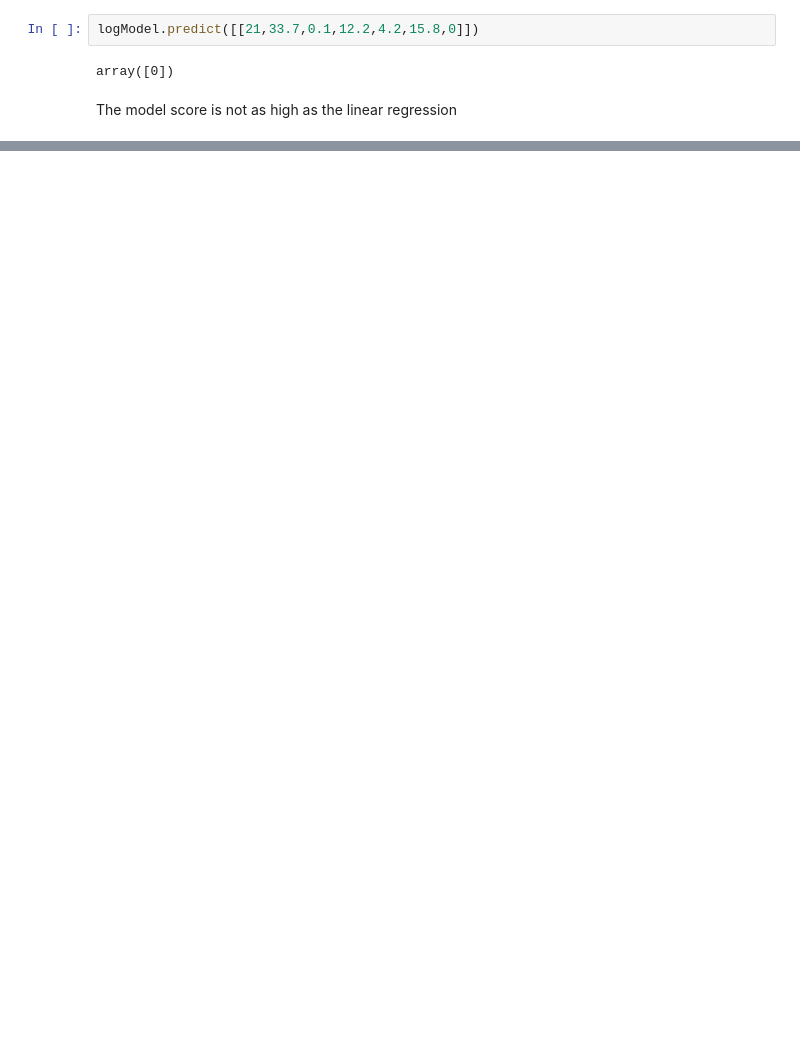
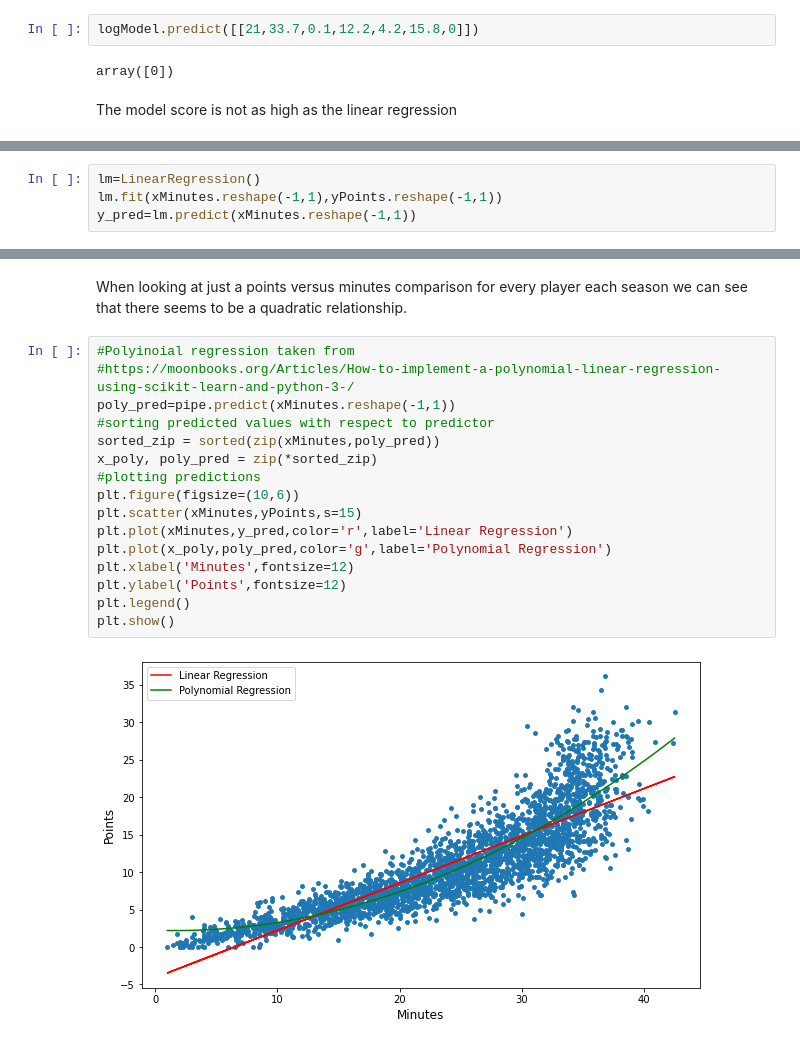
Before and after one commit to kunal-kapur/PlayerRegression-, a Jupyter notebook: Player Analysis.ipynb, the cells around one changed output, grey strips where cells are left out. Saved outputs shown, nothing was run; the diff lists cells and outputs as text; blank space fills up the shorter version.

```diff
--- a/Player Analysis.ipynb
+++ b/Player Analysis.ipynb
@@ -303,0 +266,4 @@ array([[32.41580952, 15.58838095],
+# %%
+lm=LinearRegression()
+lm.fit(xMinutes.reshape(-1,1),yPoints.reshape(-1,1))
+y_pred=lm.predict(xMinutes.reshape(-1,1))
@@ -303,0 +275,20 @@ array([[32.41580952, 15.58838095],
+# %% [markdown]
+When looking at just a points versus minutes comparison for every player each season we can see that there seems to be a quadratic relationship.
+# %%
+#Polyinoial regression taken from
+#https://moonbooks.org/Articles/How-to-implement-a-polynomial-linear-regression-using-scikit-learn-and-python-3-/
+poly_pred=pipe.predict(xMinutes.reshape(-1,1))
+#sorting predicted values with respect to predictor
+sorted_zip = sorted(zip(xMinutes,poly_pred))
+x_poly, poly_pred = zip(*sorted_zip)
+#plotting predictions
+plt.figure(figsize=(10,6))
+plt.scatter(xMinutes,yPoints,s=15)
+plt.plot(xMinutes,y_pred,color='r',label='Linear Regression')
+plt.plot(x_poly,poly_pred,color='g',label='Polynomial Regression')
+plt.xlabel('Minutes',fontsize=12)
+plt.ylabel('Points',fontsize=12)
+plt.legend()
+plt.show()
+# %% [output]
+[figure, added]
```
Also changed, not shown: parts of 33 cells of this notebook.
